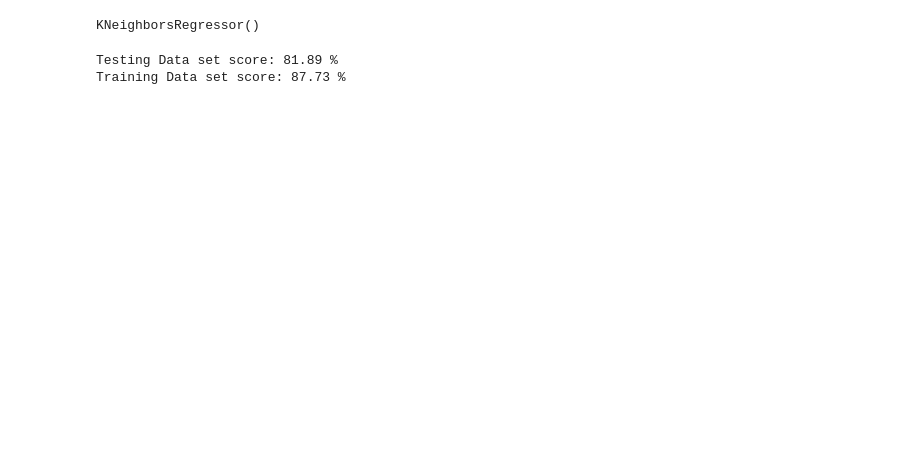
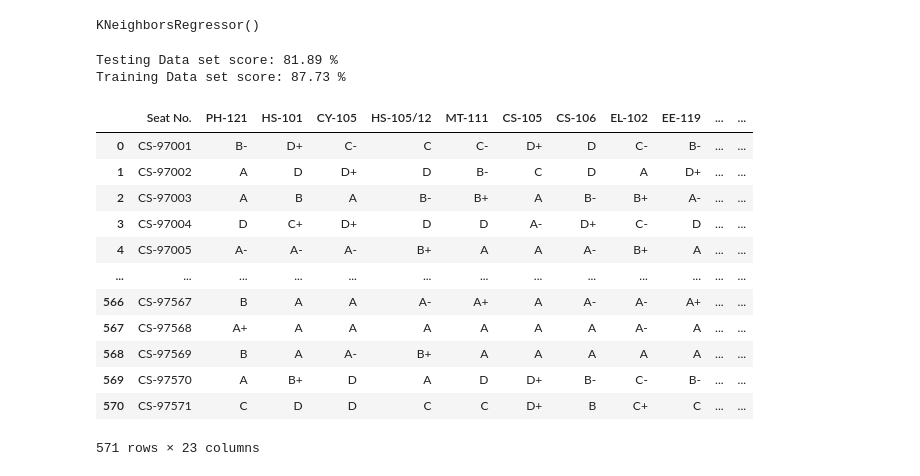
Before and after one commit to MuhammadZainAmmad/CEP_ML, a Jupyter notebook: Solution/CEP_ML.ipynb, the cells around one changed output. Cells and saved outputs as stored; diff of their text form; code cells hidden in the pictures; blank space fills up the shorter version.

Commit message:
FIRST_SECOND YEAR CREATED AND GRADES ENCODED

```diff
--- a/Solution/CEP_ML.ipynb
+++ b/Solution/CEP_ML.ipynb
@@ -348,3 +357,23 @@ print("Training Data set score: {:.2f} %".format(reg.score(X_train_h , y_train_h
 # %% [output]
 Testing Data set score: 81.89 %
 Training Data set score: 87.73 %
+# %%
+# Second Model, We have to take both of the years data and combine them
+
+first_second_year_h = df.iloc[:,:-20]
+# %%
+first_second_year_h
+# %% [output]
+|  | Seat No. | PH-121 | HS-101 | CY-105 | HS-105/12 | MT-111 | CS-105 | CS-106 | EL-102 | EE-119 | ... | ... |
+| 0 | CS-97001 | B- | D+ | C- | C | C- | D+ | D | C- | B- | ... | ... |
+| 1 | CS-97002 | A | D | D+ | D | B- | C | D | A | D+ | ... | ... |
+| 2 | CS-97003 | A | B | A | B- | B+ | A | B- | B+ | A- | ... | ... |
+| 3 | CS-97004 | D | C+ | D+ | D | D | A- | D+ | C- | D | ... | ... |
+| 4 | CS-97005 | A- | A- | A- | B+ | A | A | A- | B+ | A | ... | ... |
+| ... | ... | ... | ... | ... | ... | ... | ... | ... | ... | ... | ... | ... |
+| 566 | CS-97567 | B | A | A | A- | A+ | A | A- | A- | A+ | ... | ... |
+| 567 | CS-97568 | A+ | A | A | A | A | A | A | A- | A | ... | ... |
+| 568 | CS-97569 | B | A | A- | B+ | A | A | A | A | A | ... | ... |
+| 569 | CS-97570 | A | B+ | D | A | D | D+ | B- | C- | B- | ... | ... |
+| 570 | CS-97571 | C | D | D | C | C | D+ | B | C+ | C | ... | ... |
+571 rows × 23 columns
```
Also changed, not shown: parts of 17 cells of this notebook.
